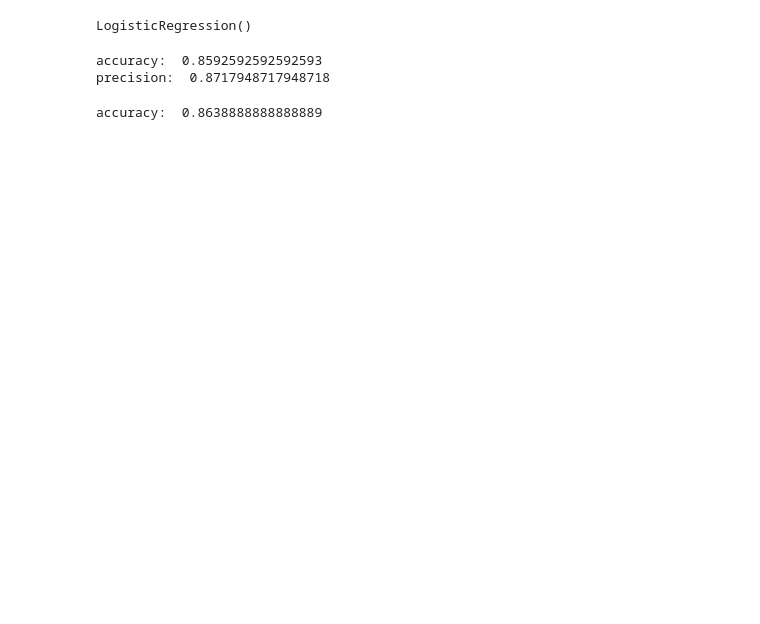
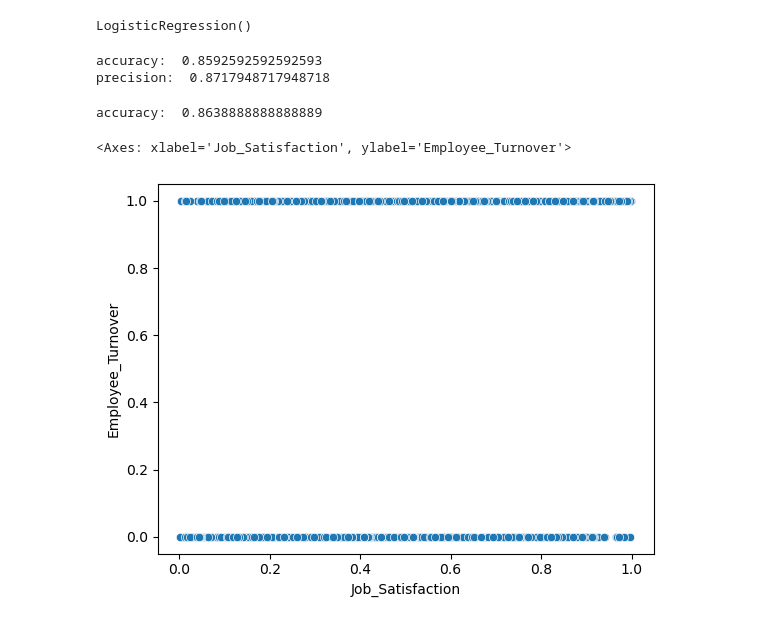
Before and after one commit to Sravankumarboini/AIML, a Jupyter notebook: ML/employee_Resignation_prediction.ipynb, the cells around one changed output. Drawn from its saved outputs; the diff is of its cells as text; code cells hidden in the pictures; blank space fills up the shorter version.

```diff
--- a/ML/employee_Resignation_prediction.ipynb
+++ b/ML/employee_Resignation_prediction.ipynb
@@ -54,3 +62,9 @@ y_train_pred = model.predict(X_train)
 print("accuracy: ", accuracy_score(y_train, y_train_pred))
 # %% [output]
 accuracy:  0.8638888888888889
+# %%
+import seaborn as sns
+sns.scatterplot(x=emplo_df["Job_Satisfaction"], y=emplo_df["Employee_Turnover"])
+# %% [output]
+<Axes: xlabel='Job_Satisfaction', ylabel='Employee_Turnover'>
+[figure, added]
```
Also changed, not shown: parts of 1 cell of this notebook, 1 other file.
